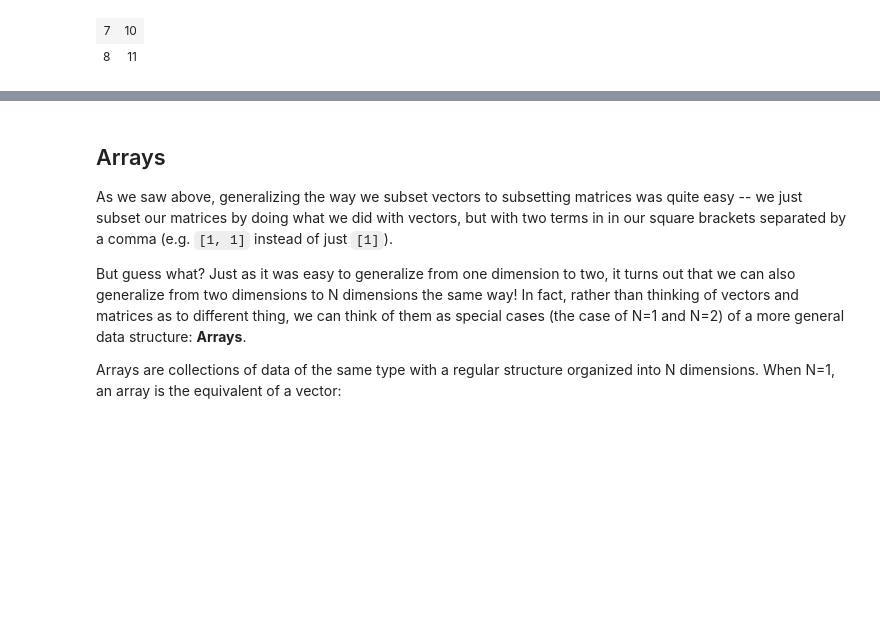
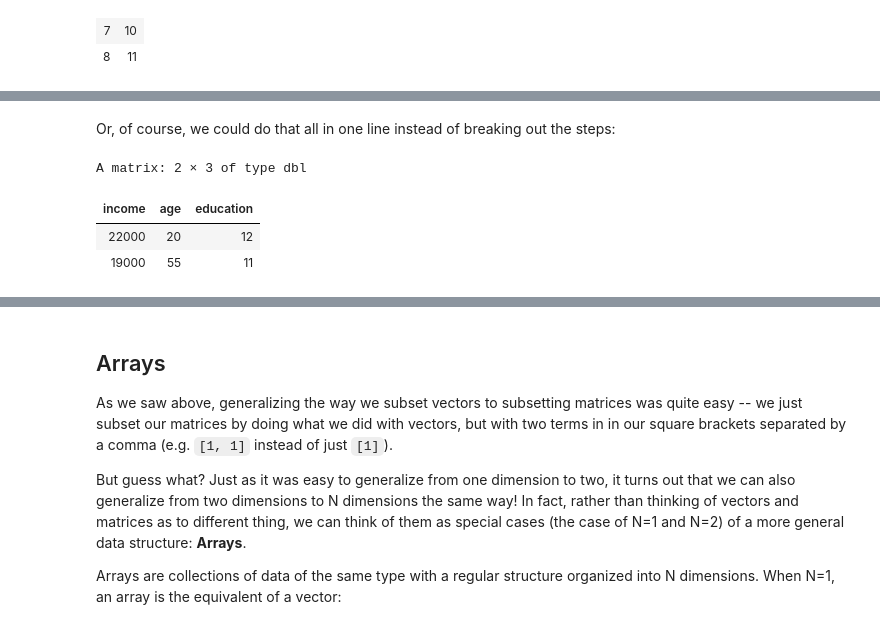
Before and after one commit to nickeubank/cm4ss, a Jupyter notebook: docs/html/.doctrees/nbsphinx/subsetting_matrices.ipynb, the cells around one changed output, grey strips where cells are left out. Saved outputs shown, nothing was run; the diff lists cells and outputs as text; code cells hidden in the pictures; blank space fills up the shorter version.

```diff
--- a/docs/html/.doctrees/nbsphinx/subsetting_matrices.ipynb
+++ b/docs/html/.doctrees/nbsphinx/subsetting_matrices.ipynb
@@ -54,0 +89,9 @@ A matrix: 2 × 2 of type int
+# %% [markdown]
+Or, of course, we could do that all in one line instead of breaking out the steps:
+# %%
+survey[survey[, 1] < 65000, ]
+# %% [output]
+A matrix: 2 × 3 of type dbl
+| income | age | education |
+| 22000 | 20 | 12 |
+| 19000 | 55 | 11 |
```
Also changed, not shown: parts of 17 cells of this notebook, 27 other files.
